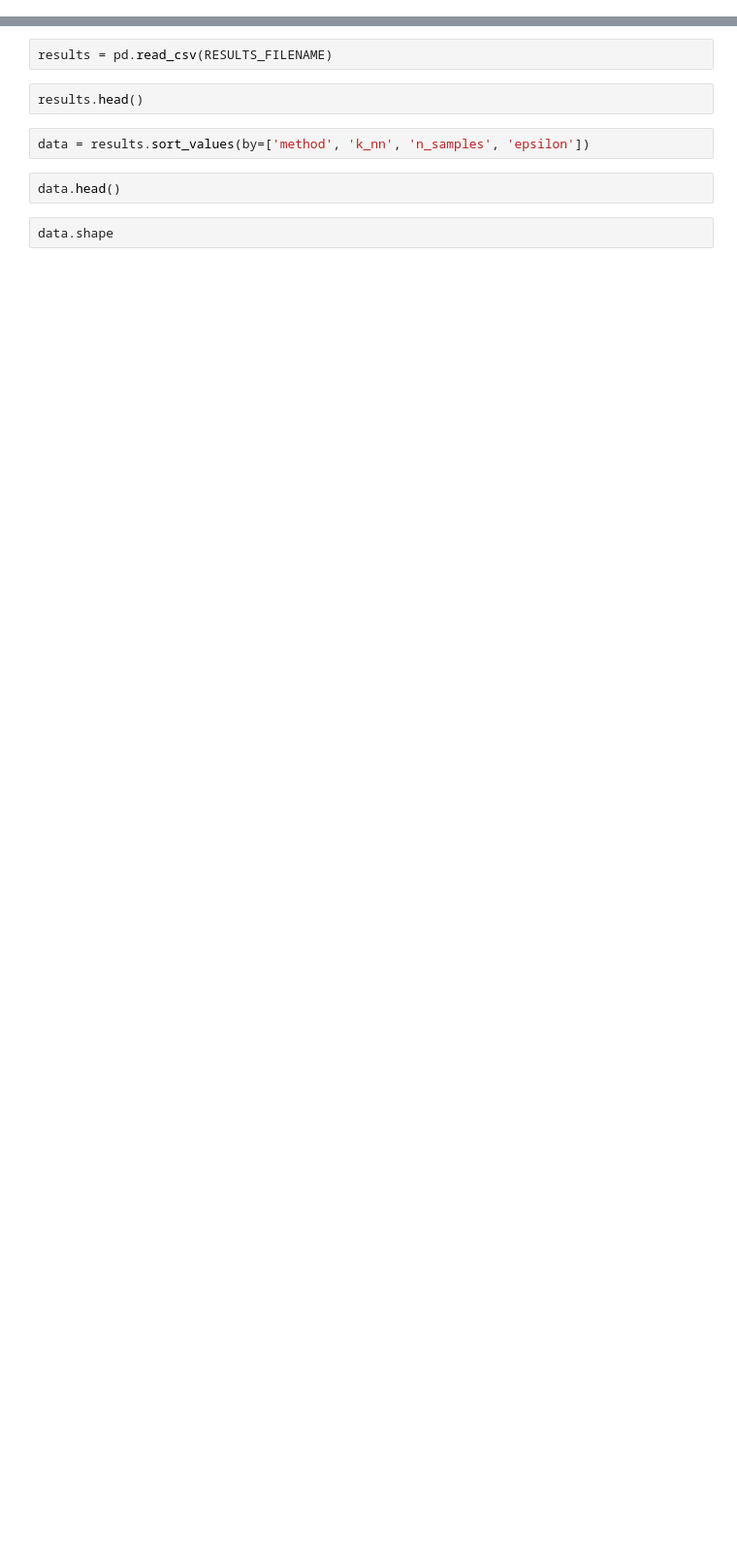
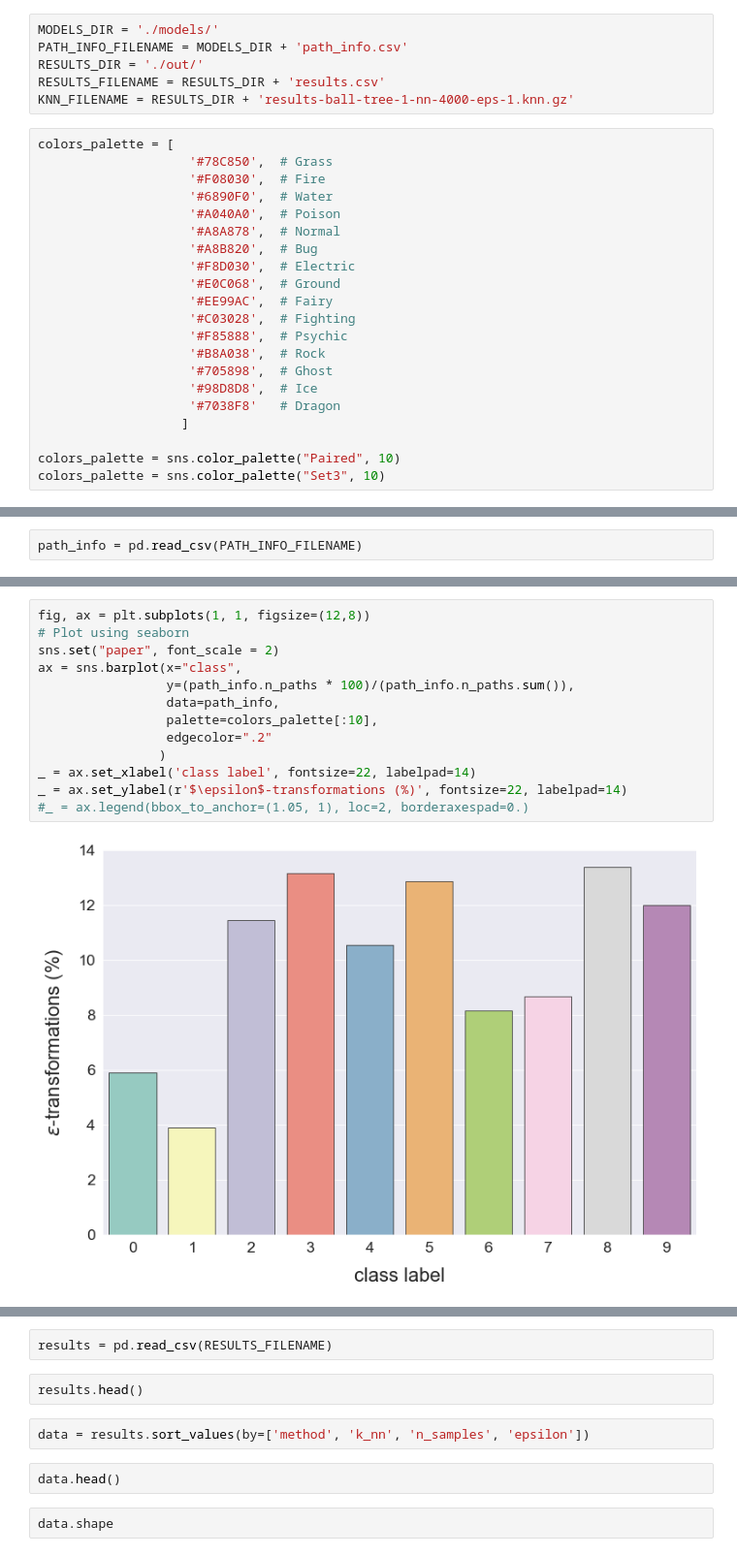
Before and after one commit to gtolomei/ml-feature-tweaking, a Jupyter notebook: multiclass/ExperimentalResults.ipynb, the cells around one changed output, grey strips where cells are left out. Shown: that part at 97% size. Saved outputs shown, nothing was run; the diff lists cells and outputs as text; blank space fills up the shorter version.

```diff
--- a/multiclass/ExperimentalResults.ipynb
+++ b/multiclass/ExperimentalResults.ipynb
@@ -10,0 +14,27 @@ RESULTS_FILENAME = RESULTS_DIR + 'results.csv'
+# %%
+MODELS_DIR = './models/'
+PATH_INFO_FILENAME = MODELS_DIR + 'path_info.csv'
+RESULTS_DIR = './out/'
+RESULTS_FILENAME = RESULTS_DIR + 'results.csv'
+KNN_FILENAME = RESULTS_DIR + 'results-ball-tree-1-nn-4000-eps-1.knn.gz'
+# %%
+colors_palette = [
+                    '#78C850',  # Grass
+                    '#F08030',  # Fire
+                    '#6890F0',  # Water
+                    '#A040A0',  # Poison
+                    '#A8A878',  # Normal
+                    '#A8B820',  # Bug
+                    '#F8D030',  # Electric
+                    '#E0C068',  # Ground
+                    '#EE99AC',  # Fairy
+                    '#C03028',  # Fighting
+                    '#F85888',  # Psychic
+                    '#B8A038',  # Rock
+                    '#705898',  # Ghost
+                    '#98D8D8',  # Ice
+                    '#7038F8'   # Dragon
+                   ]
+
+colors_palette = sns.color_palette("Paired", 10)
+colors_palette = sns.color_palette("Set3", 10)
@@ -10,0 +43,2 @@ RESULTS_FILENAME = RESULTS_DIR + 'results.csv'
+# %%
+path_info = pd.read_csv(PATH_INFO_FILENAME)
@@ -10,0 +65,15 @@ RESULTS_FILENAME = RESULTS_DIR + 'results.csv'
+# %%
+fig, ax = plt.subplots(1, 1, figsize=(12,8))
+# Plot using seaborn
+sns.set("paper", font_scale = 2)
+ax = sns.barplot(x="class",
+                 y=(path_info.n_paths * 100)/(path_info.n_paths.sum()),
+                 data=path_info,
+                 palette=colors_palette[:10],
+                 edgecolor=".2"
+                )
+_ = ax.set_xlabel('class label', fontsize=22, labelpad=14)
+_ = ax.set_ylabel(r'$\epsilon$-transformations (%)', fontsize=22, labelpad=14)
+#_ = ax.legend(bbox_to_anchor=(1.05, 1), loc=2, borderaxespad=0.)
+# %% [output]
+[figure, added]
```
Also changed, not shown: parts of 19 cells of this notebook, 1 other file.
